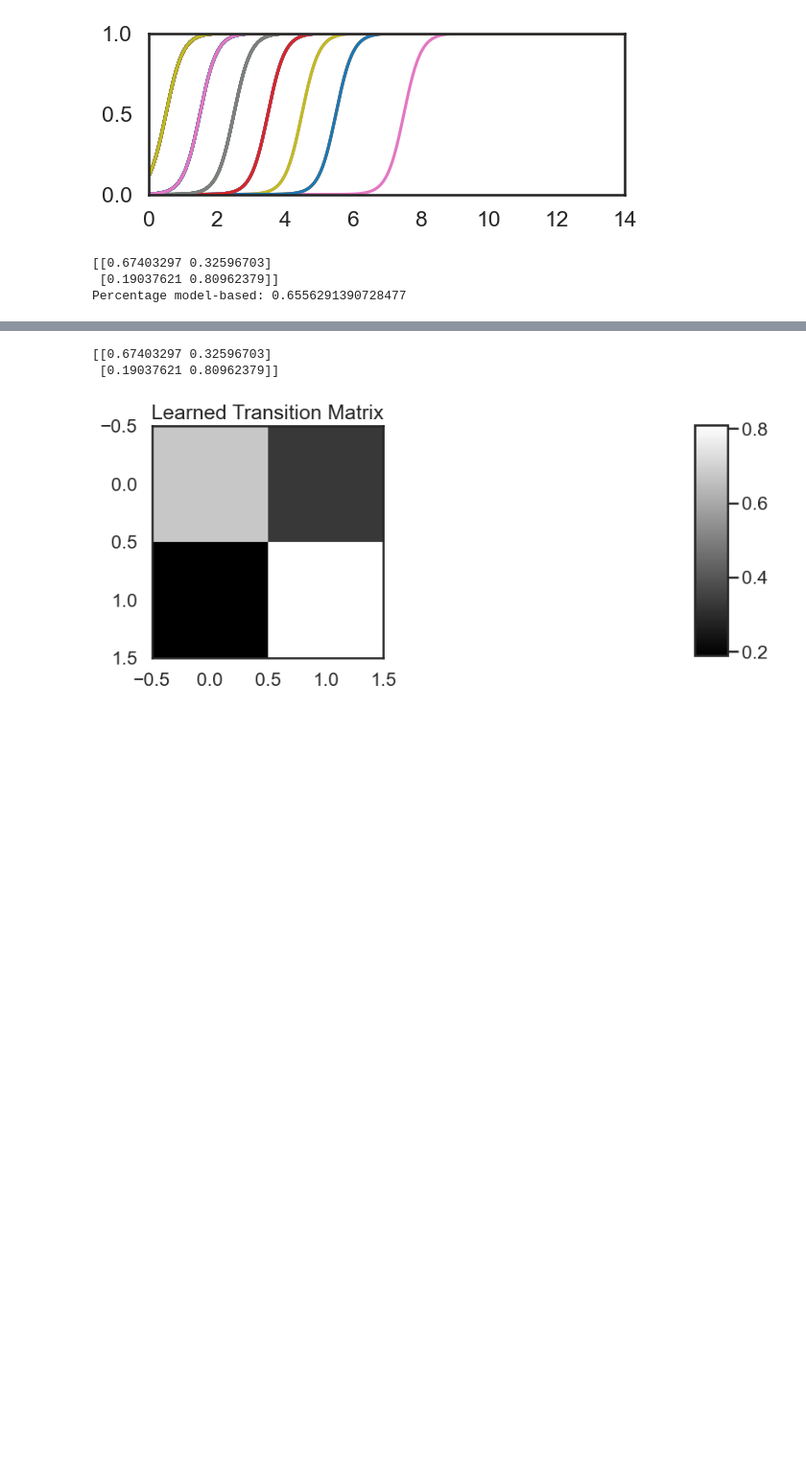
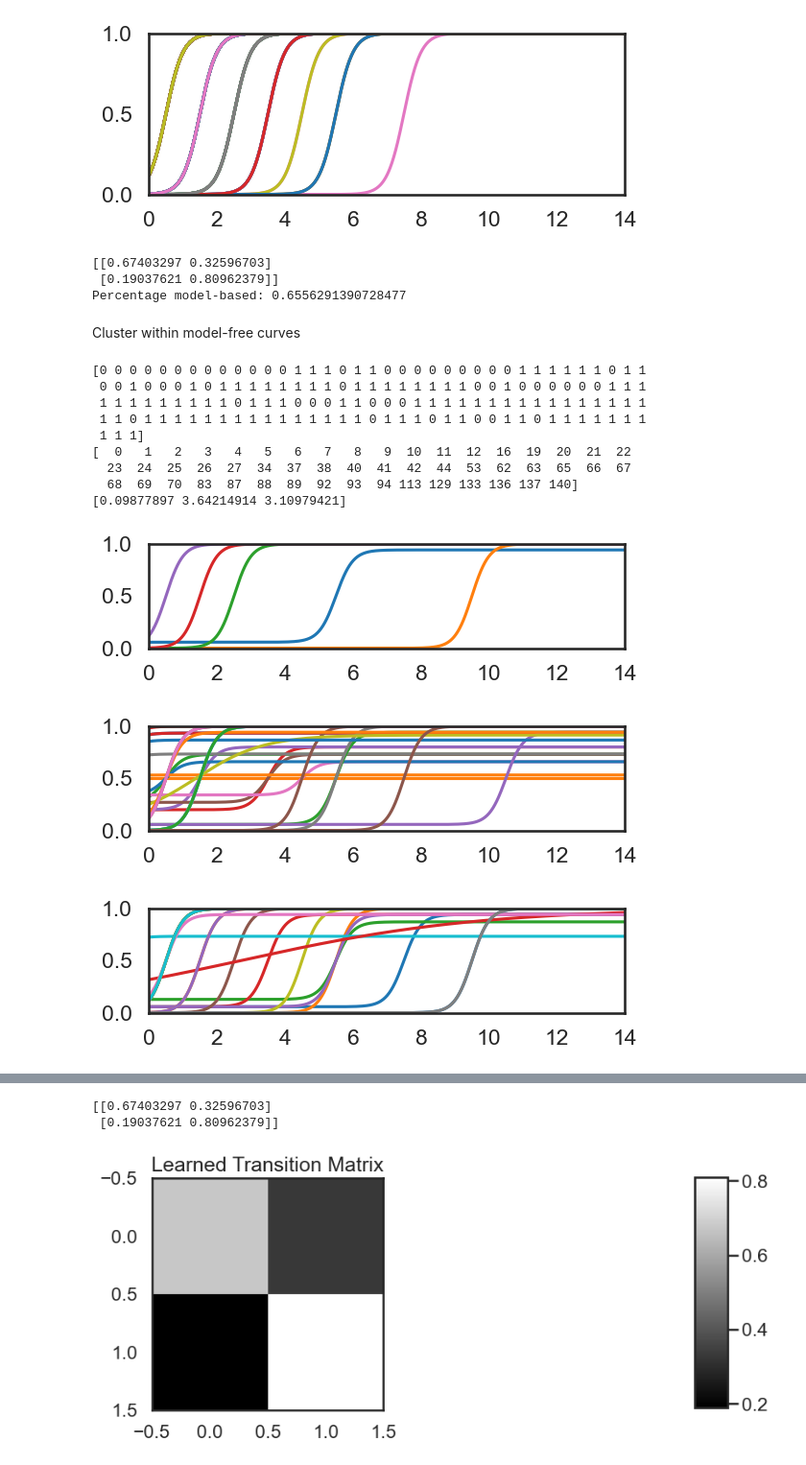
Before and after one commit to johnlyzhou/decision-making, a Jupyter notebook: notebooks/jlz-dev-realdata.ipynb, the cells around one changed output, grey strips where cells are left out. Shown at 96% size. Drawn from its saved outputs; the diff is of its cells as text; code cells hidden in the pictures; blank space fills up the shorter version.

```diff
--- a/notebooks/jlz-dev-realdata.ipynb
+++ b/notebooks/jlz-dev-realdata.ipynb
@@ -339,3 +341,44 @@ print("Percentage model-based:", np.sum(hist_predicted_states)/hist_predicted_st
 [[0.67403297 0.32596703]
  [0.19037621 0.80962379]]
 Percentage model-based: 0.6556291390728477
+# %% [markdown]
+Cluster within model-free curves
+# %%
+from sklearn.cluster import KMeans
+print(hist_predicted_states)
+mf_idxs = np.argwhere(1 - hist_predicted_states).flatten()
+print(mf_idxs)
+mf_sigs = X[mf_idxs]
+print(np.mean(mf_sigs, axis=0))
+mf_sigs -= np.mean(mf_sigs, axis=0)
+mf_sigs /= np.std(mf_sigs, axis=0)
+
+kmeans = KMeans(n_clusters=3).fit(mf_sigs)
+# Return the cluster labels for each item in the input list of lists
+
+state_preds = kmeans.labels_
+plt.figure()
+plt.subplot(311)
+idxs_0 = np.argwhere(state_preds == 0)
+visualize_sigmoids(sigmoid_params, idxs_0)
+plt.figure()
+plt.subplot(312)
+idxs_1 = np.argwhere(state_preds == 1)
+visualize_sigmoids(sigmoid_params, idxs_1)
+plt.figure()
+plt.subplot(313)
+idxs_2 = np.argwhere(state_preds == 2)
+visualize_sigmoids(sigmoid_params, idxs_2)
+# %% [output]
+[0 0 0 0 0 0 0 0 0 0 0 0 0 1 1 1 0 1 1 0 0 0 0 0 0 0 0 0 1 1 1 1 1 1 0 1 1
+ 0 0 1 0 0 0 1 0 1 1 1 1 1 1 1 1 0 1 1 1 1 1 1 1 1 0 0 1 0 0 0 0 0 0 1 1 1
+ 1 1 1 1 1 1 1 1 1 0 1 1 1 0 0 0 1 1 0 0 0 1 1 1 1 1 1 1 1 1 1 1 1 1 1 1 1
+ 1 1 0 1 1 1 1 1 1 1 1 1 1 1 1 1 1 1 0 1 1 1 0 1 1 0 0 1 1 0 1 1 1 1 1 1 1
+ 1 1 1]
+[  0   1   2   3   4   5   6   7   8   9  10  11  12  16  19  20  21  22
+  23  24  25  26  27  34  37  38  40  41  42  44  53  62  63  65  66  67
+  68  69  70  83  87  88  89  92  93  94 113 129 133 136 137 140]
+[0.09877897 3.64214914 3.10979421]
+[figure, added]
+[figure, added]
+[figure, added]
```
Also changed, not shown: parts of 12 cells of this notebook, 2 other files.
